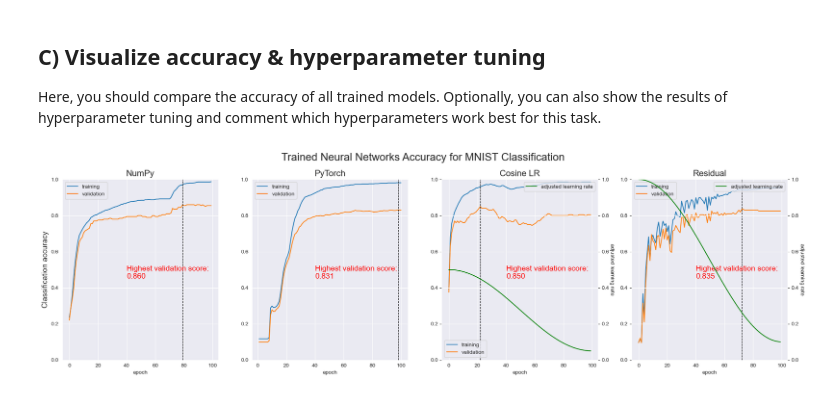
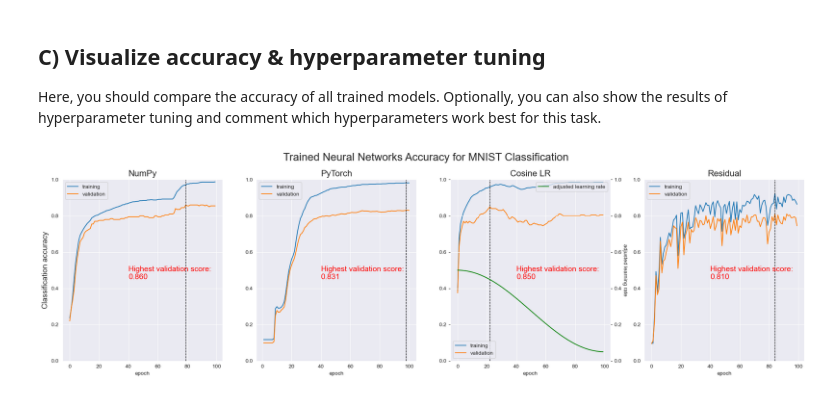
Before and after one commit to hertie-data-science-lab/assignment-1-ps-1-f, a Jupyter notebook: MNIST_classification.ipynb, the cells around one changed output. Saved outputs shown, nothing was run; the diff lists cells and outputs as text; code cells hidden in the pictures.

```diff
--- a/MNIST_classification.ipynb
+++ b/MNIST_classification.ipynb
@@ -106,5 +113,5 @@ Epoch: 100, Training Time: 24.00s, Training Accuracy: 98.50%, Validation Accurac
 ### Test residual neural network
 # %%
 res_nn = ResNetwork(sizes=[784, 128, 128, 10], learning_rate=1, epochs=100)
-res_df = res_nn.fit(x_train, y_train, x_val, y_val, cosine_annealing_lr=True)
+res_df = res_nn.fit(x_train, y_train, x_val, y_val)
 # %% [output]
@@ -178,37 +185,33 @@ Here, you should compare the accuracy of all trained models. Optionally, you can
 # Use subplots
 fig, axes = plt.subplots(1, 4, figsize=(20, 6))
 iters = list(range(0,4))
 dfs = [plot_df, torch_df, cosine_df, res_df]
 subtitles = ['NumPy', 'PyTorch', 'Cosine LR', 'Residual']
 
 for i, df, st in zip(iters, dfs, subtitles):
     sns.lineplot(data=df, x='epoch', y='training', label='training', ax=axes[i])
     sns.lineplot(data=df, x='epoch', y='validation', label='validation', ax=axes[i])
     axes[i].set_title(st, fontsize=16);
     axes[i].set_ylim(0, 1.0)
-
     #left-side y-label only
     if i == 0:
         axes[i].set_ylabel('Classification accuracy', fontsize=14)
     else:
         axes[i].set_ylabel('')
-
     #best validation score line
     linex = df.loc[df['validation'].idxmax(), 'epoch']
     axes[i].vlines(x=linex, ymin=0, ymax=1, color='black', linestyle="--", linewidth=1)
-
-    #adaptive learning rate curve
-    if i >= 2:
+    #cosine adaptive learning rate curve
+    if i == 2:
         axes_twin = axes[i].twinx()
         sns.lineplot(data=df, x='epoch', y='learning_rate', label='adjusted learning rate', color='green', ax=axes_twin)
         axes_twin.set_ylabel('adjusted learning rate', rotation=270, labelpad=10)
         axes_twin.set_ylim(0, 1)
-
     #print highest validation score
     axes[i].text(40, 0.45, f'Highest validation score:\n{df['validation'].max():.3f}', color='red', fontsize=14)
 
 fig.suptitle('Trained Neural Networks Accuracy for MNIST Classification', fontsize=20);
 plt.tight_layout()
 plt.show()
 # %% [output]
-[figure, old version]
+[figure, new version]
```
Also changed, not shown: parts of 17 cells of this notebook, 4 other files.
